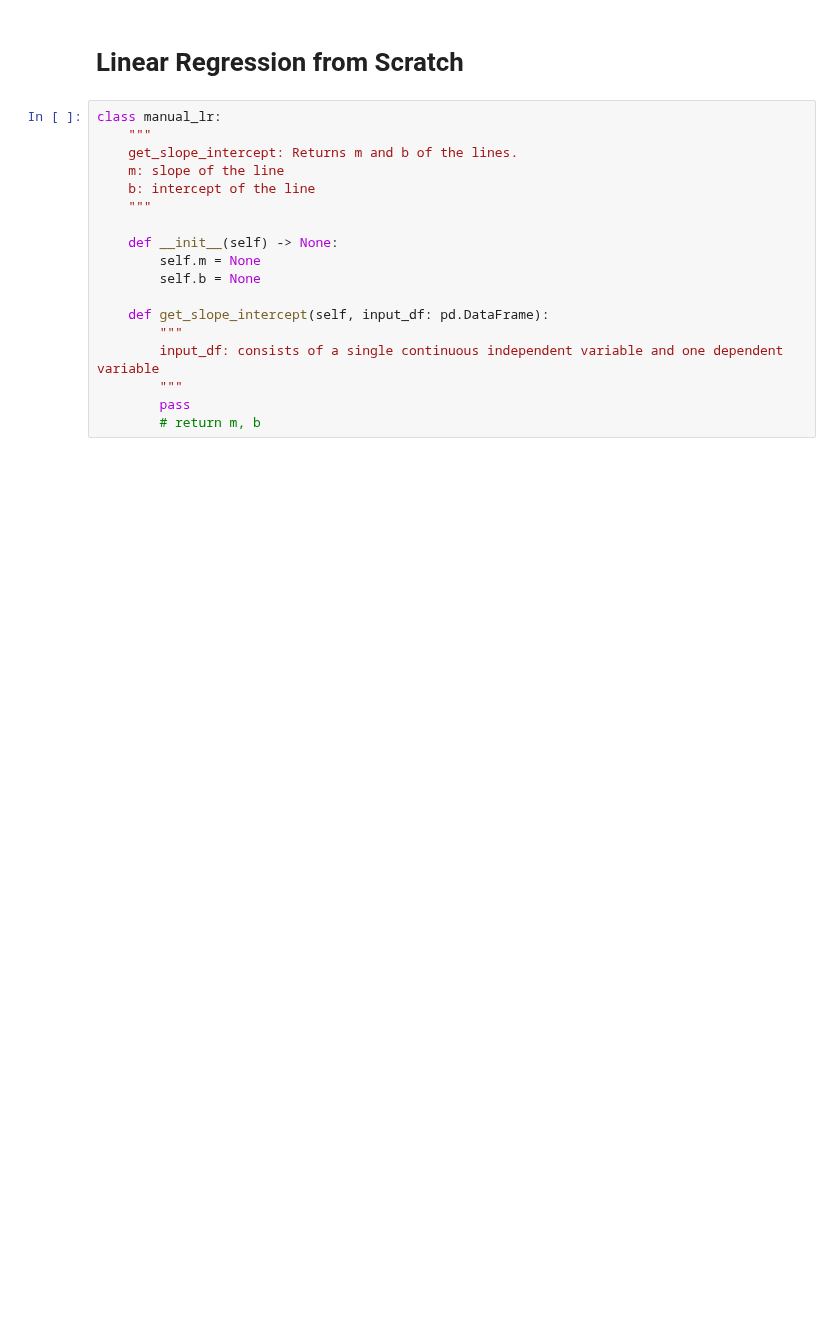
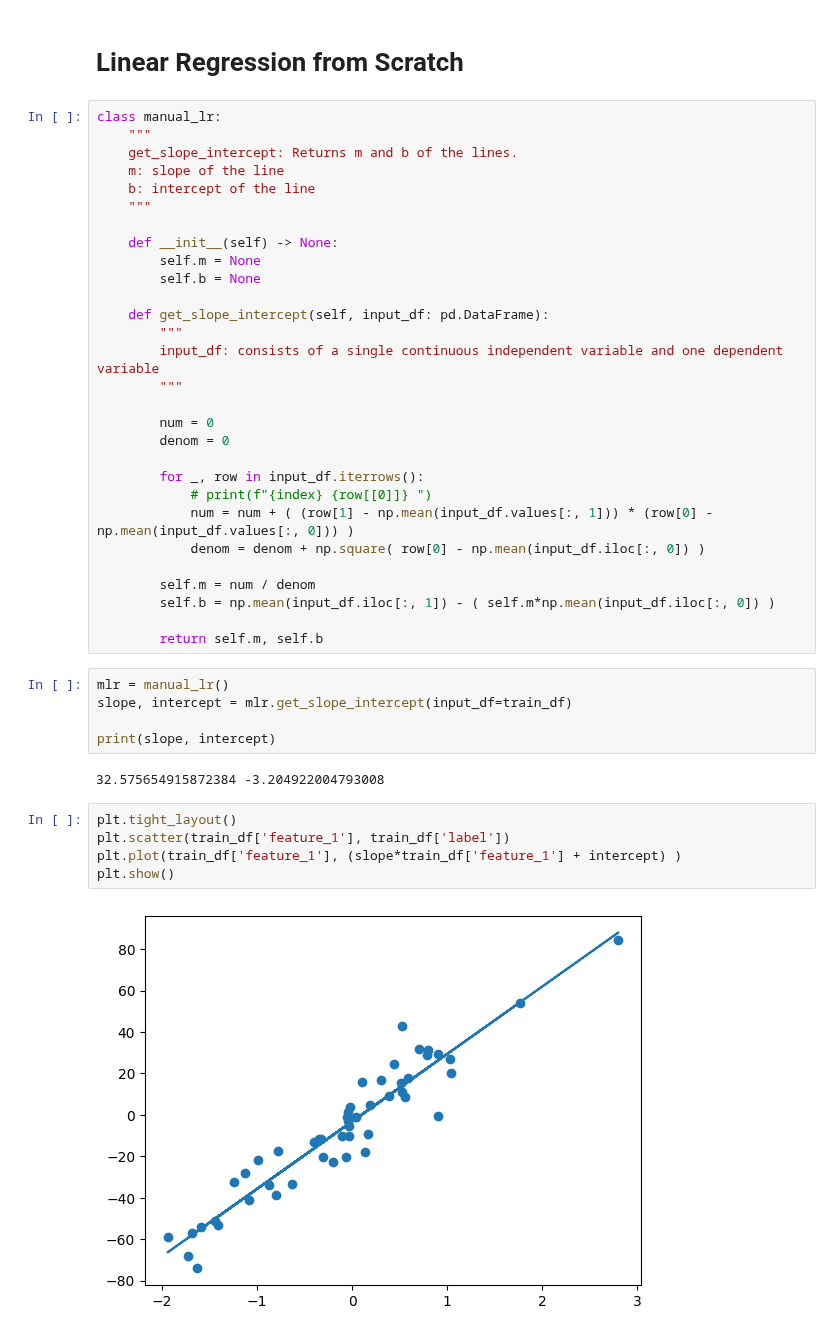
Before and after one commit to ROHIT318/python-practice, a Jupyter notebook: ml-implementation/linear_regression.ipynb, the cells around one changed output. Drawn from its saved outputs; the diff is of its cells as text; blank space fills up the shorter version.

```diff
--- a/ml-implementation/linear_regression.ipynb
+++ b/ml-implementation/linear_regression.ipynb
@@ -45,5 +49,30 @@ class manual_lr:
         """
         input_df: consists of a single continuous independent variable and one dependent variable
         """
-        pass
-        # return m, b
+
+        num = 0
+        denom = 0
+
+        for _, row in input_df.iterrows():
+            # print(f"{index} {row[[0]]} ")
+            num = num + ( (row[1] - np.mean(input_df.values[:, 1])) * (row[0] - np.mean(input_df.values[:, 0])) )
+            denom = denom + np.square( row[0] - np.mean(input_df.iloc[:, 0]) )
+
+        self.m = num / denom
+        self.b = np.mean(input_df.iloc[:, 1]) - ( self.m*np.mean(input_df.iloc[:, 0]) )
+
+        return self.m, self.b
+# %%
+mlr = manual_lr()
+slope, intercept = mlr.get_slope_intercept(input_df=train_df)
+
+print(slope, intercept)
+# %% [output]
+32.575654915872384 -3.204922004793008
+# %%
+plt.tight_layout()
+plt.scatter(train_df['feature_1'], train_df['label'])
+plt.plot(train_df['feature_1'], (slope*train_df['feature_1'] + intercept) )
+plt.show()
+# %% [output]
+[figure, added]
```
Also changed, not shown: parts of 9 cells of this notebook.
